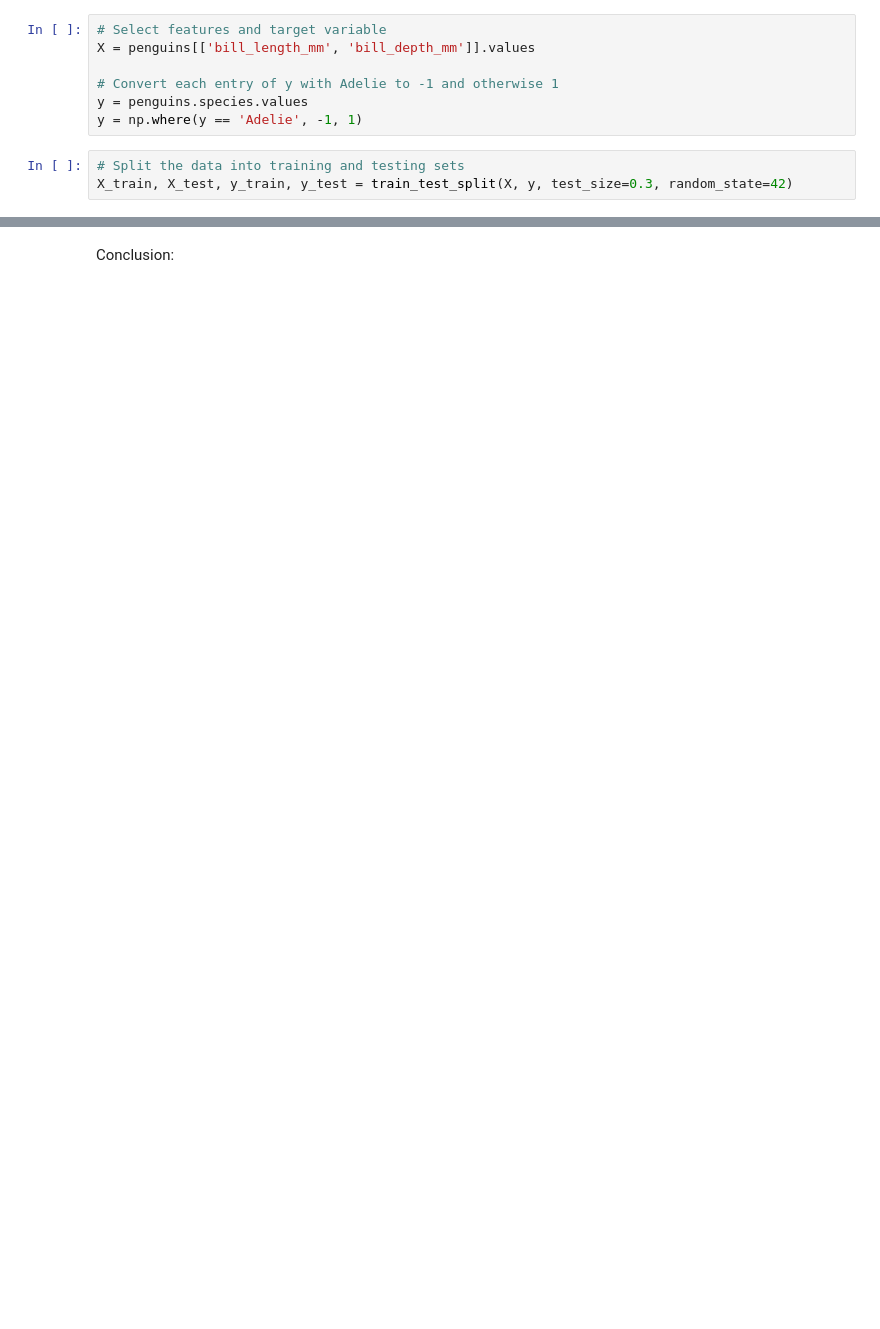
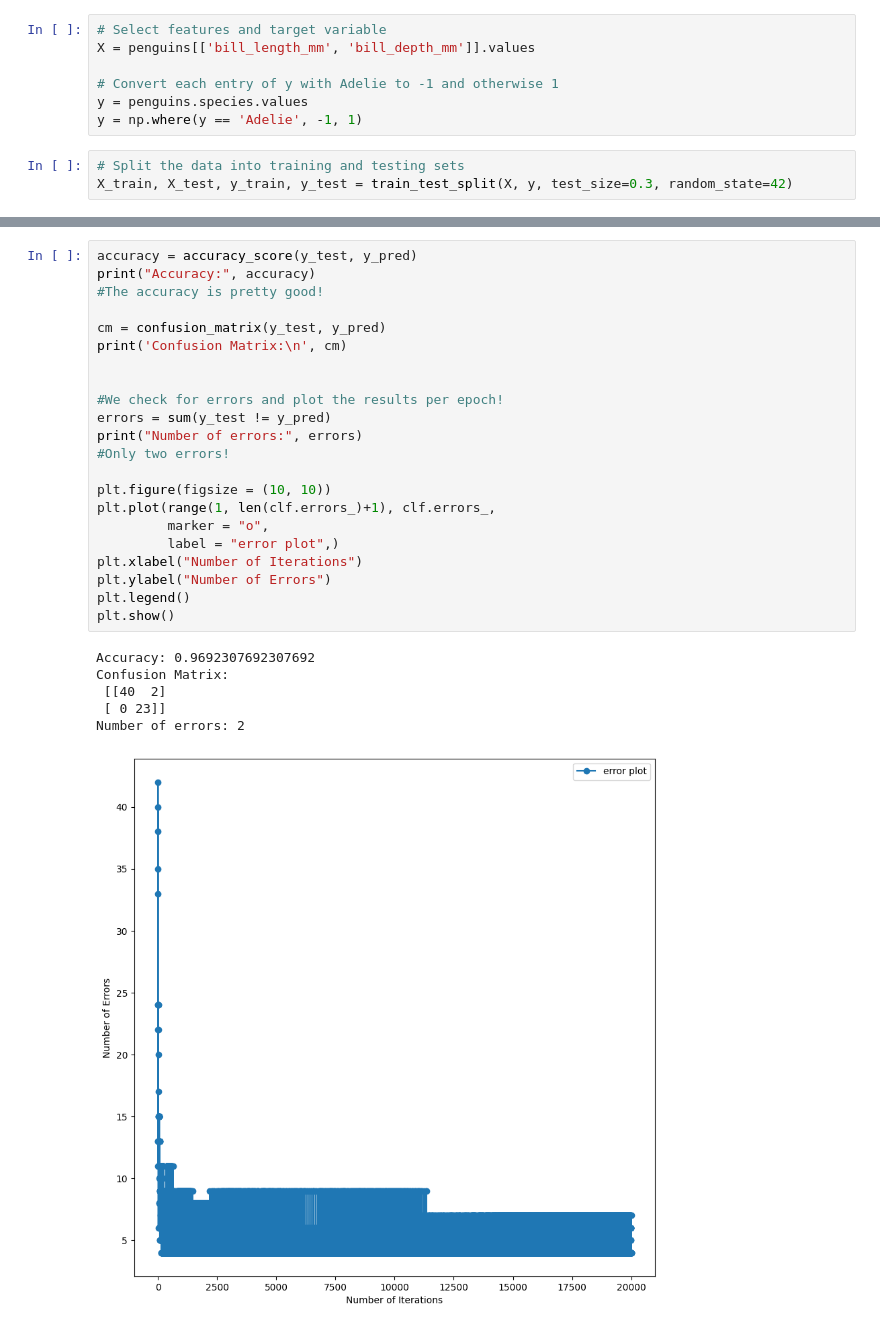
Before and after one commit to faithz314/INDE577, a Jupyter notebook: inde 577/577repo/Supervised Learning/1_Perceptron/Palmer Penguins Classification.ipynb, the cells around one changed output, grey strips where cells are left out. Drawn from its saved outputs; the diff is of its cells as text; blank space fills up the shorter version.

```diff
--- a/inde 577/577repo/Supervised Learning/1_Perceptron/Palmer Penguins Classification.ipynb
+++ b/inde 577/577repo/Supervised Learning/1_Perceptron/Palmer Penguins Classification.ipynb
@@ -98,2 +133,29 @@ plt.show()
-# %% [markdown]
-Conclusion:
+# %%
+accuracy = accuracy_score(y_test, y_pred)
+print("Accuracy:", accuracy)
+#The accuracy is pretty good!
+
+cm = confusion_matrix(y_test, y_pred)
+print('Confusion Matrix:\n', cm)
+
+
+#We check for errors and plot the results per epoch!
+errors = sum(y_test != y_pred)
+print("Number of errors:", errors)
+#Only two errors!
+
+plt.figure(figsize = (10, 10))
+plt.plot(range(1, len(clf.errors_)+1), clf.errors_,
+         marker = "o",
+         label = "error plot",)
+plt.xlabel("Number of Iterations")
+plt.ylabel("Number of Errors")
+plt.legend()
+plt.show()
+# %% [output]
+Accuracy: 0.9692307692307692
+Confusion Matrix:
+ [[40  2]
+ [ 0 23]]
+Number of errors: 2
+[figure, added]
```
Also changed, not shown: parts of 12 cells of this notebook.
